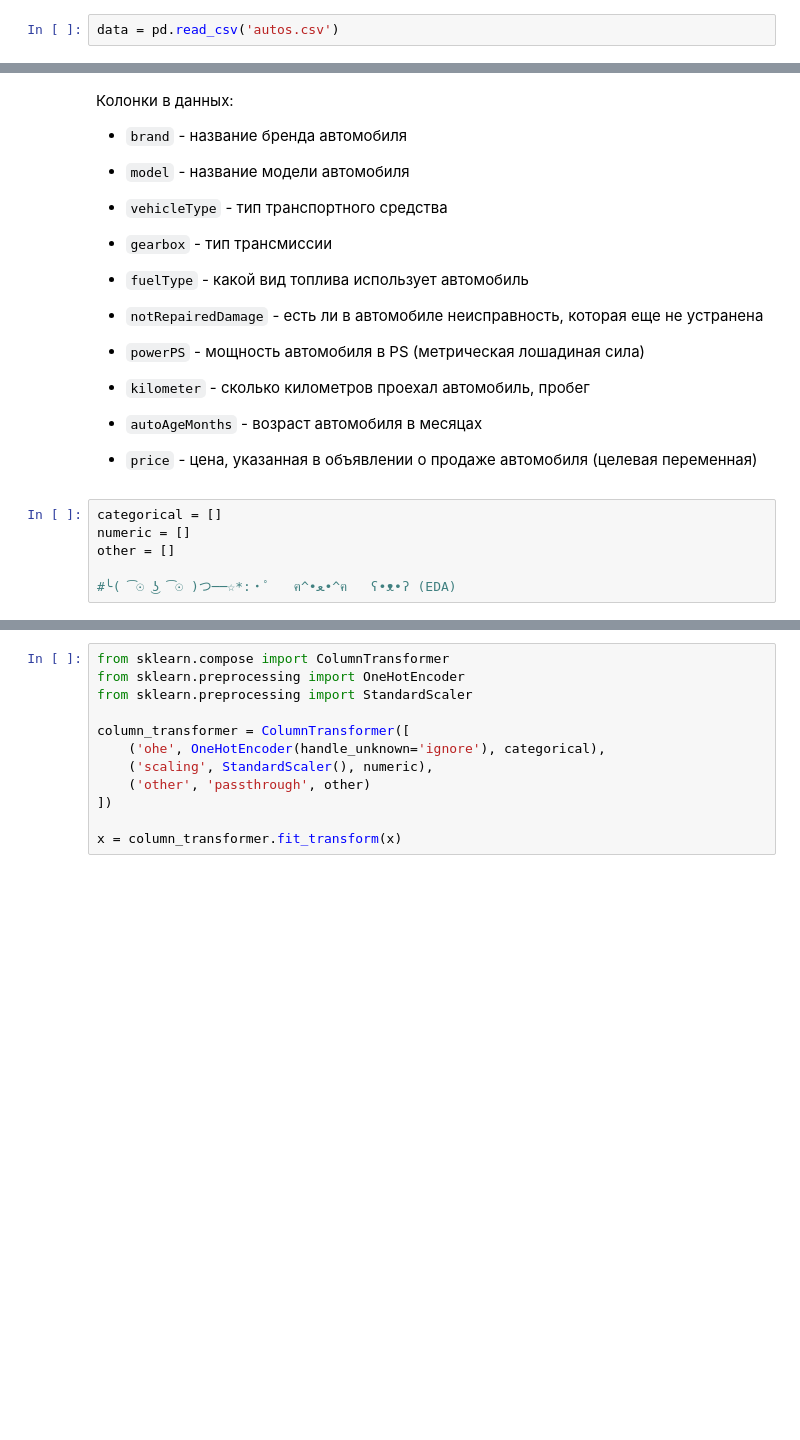
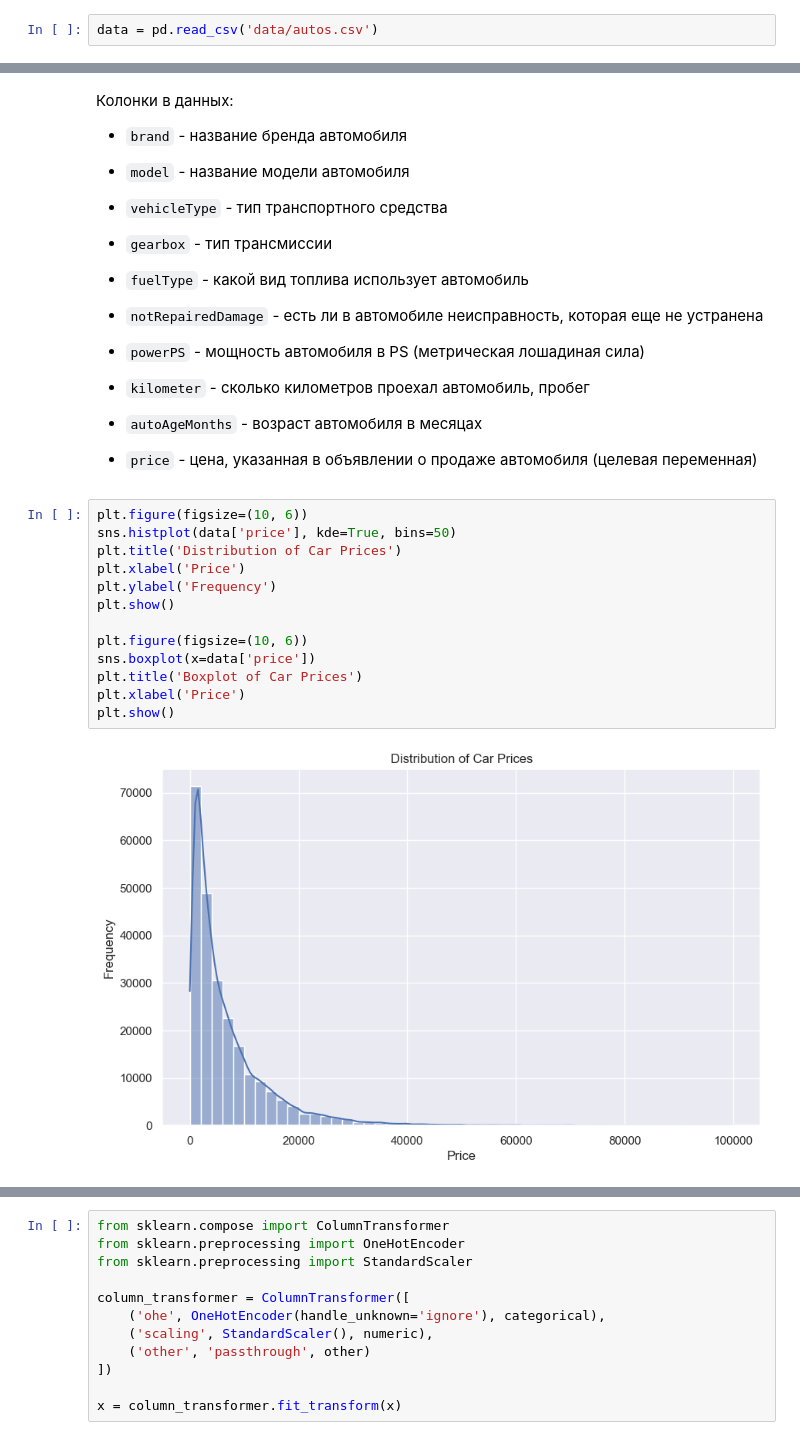
Before and after one commit to KoryakovDmitry/mai-ml-grad-desc-lab4, a Jupyter notebook: ML MAI & SBER. GD. LAB 4.ipynb, the cells around one changed output, grey strips where cells are left out. Saved outputs shown, nothing was run; the diff lists cells and outputs as text; blank space fills up the shorter version.

```diff
--- a/ML MAI & SBER. GD. LAB 4.ipynb
+++ b/ML MAI & SBER. GD. LAB 4.ipynb
@@ -493,6 +493,6 @@ from modules.linear_regression import LinearRegression
 
 sns.set(style='darkgrid')
 # %%
-data = pd.read_csv('autos.csv')
+data = pd.read_csv('data/autos.csv')
 # %%
 data.head()
@@ -511,9 +518,18 @@ data.head()
 
 
 * `price` - цена, указанная в объявлении о продаже автомобиля (целевая переменная)
-# %%
-categorical = []
-numeric = []
-other = []
-
-#╰( ͡☉ ͜ʖ ͡☉ )つ──☆*:・ﾟ   ฅ^•ﻌ•^ฅ   ʕ•ᴥ•ʔ (EDA)
+# %%
+plt.figure(figsize=(10, 6))
+sns.histplot(data['price'], kde=True, bins=50)
+plt.title('Distribution of Car Prices')
+plt.xlabel('Price')
+plt.ylabel('Frequency')
+plt.show()
+
+plt.figure(figsize=(10, 6))
+sns.boxplot(x=data['price'])
+plt.title('Boxplot of Car Prices')
+plt.xlabel('Price')
+plt.show()
+# %% [output]
+[figure, added]
```
Also changed, not shown: parts of 29 cells of this notebook.
